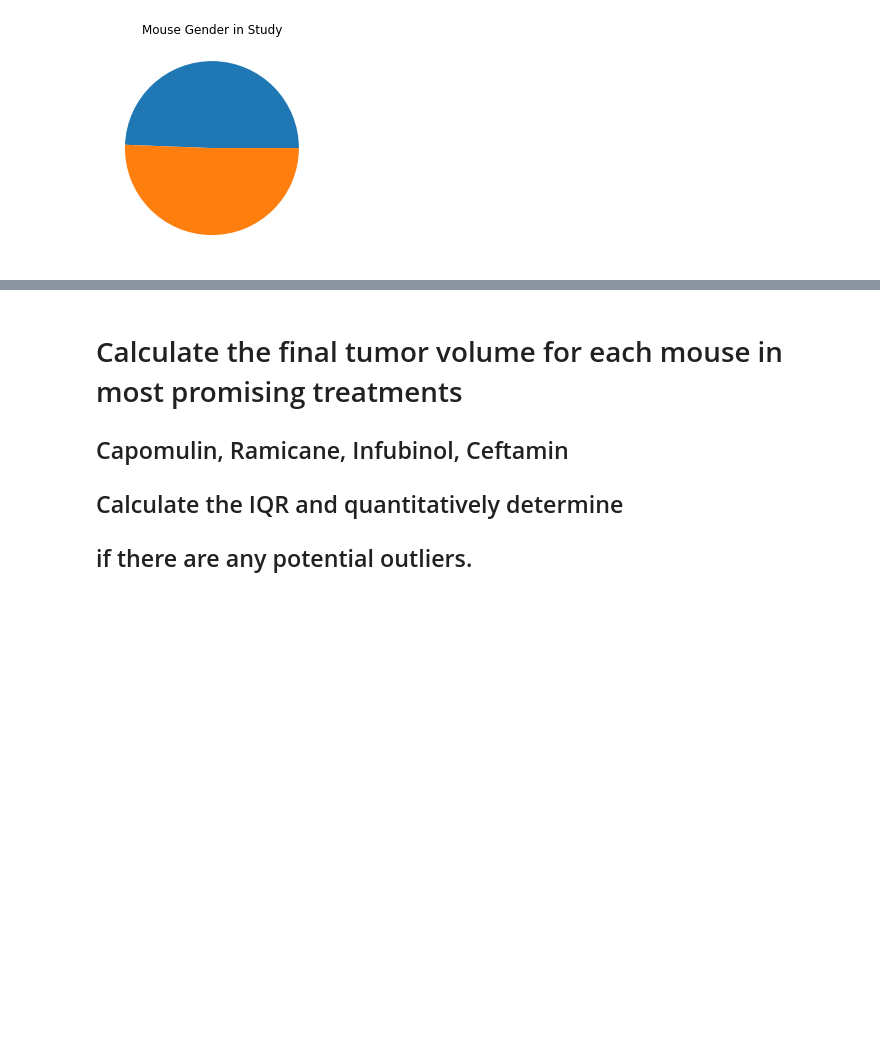
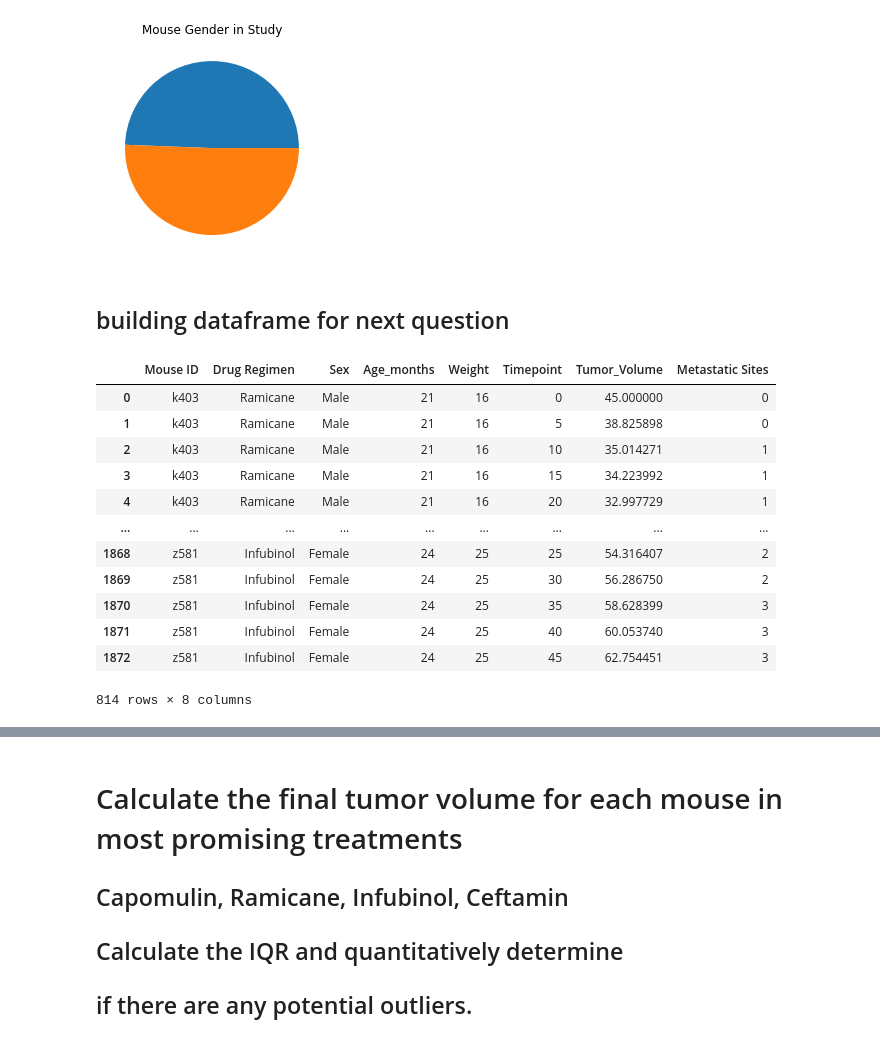
Before and after one commit to JonesInformatics/Matplotlib-Challenge, a Jupyter notebook: main.ipynb, the cells around one changed output, grey strips where cells are left out. Saved outputs shown, nothing was run; the diff lists cells and outputs as text; code cells hidden in the pictures; blank space fills up the shorter version.

```diff
--- a/main.ipynb
+++ b/main.ipynb
@@ -192,3 +280,38 @@ plt.title("Mouse Gender in Study")
 # %% [output]
 Text(0.5, 1.0, 'Mouse Gender in Study')
 [figure]
+# %% [markdown]
+## building dataframe for next question
+# %%
+#Create a df with just the four promising drugs in it
+
+#Create a groupby object on that df for the max timepoint for each drug/mouse, and made that into a new df
+#(groupby_df)
+
+#Then I did an inner merge that brings together the df with the groupby_df, using the drug regimen,
+#mouse id, and timepoint as the columns to match.
+
+#That ended up creating a new dataframe that just had the rows from the max timepoints in it.
+
+#final_four = combo.loc[(combo['Drug Regimen'] == "Capomulin")]
+#final_four
+
+#Create a df with just the four promising drugs in it
+final_four = combo[(combo['Drug Regimen'] == 'Capomulin') | (combo['Drug Regimen'] == 'Ramicane') | \
+                 (combo['Drug Regimen'] == 'Infubinol') | (combo['Drug Regimen'] == 'Ceftamin')]
+
+final_four
+# %% [output]
+|  | Mouse ID | Drug Regimen | Sex | Age_months | Weight | Timepoint | Tumor_Volume | Metastatic Sites |
+| 0 | k403 | Ramicane | Male | 21 | 16 | 0 | 45.000000 | 0 |
+| 1 | k403 | Ramicane | Male | 21 | 16 | 5 | 38.825898 | 0 |
+| 2 | k403 | Ramicane | Male | 21 | 16 | 10 | 35.014271 | 1 |
+| 3 | k403 | Ramicane | Male | 21 | 16 | 15 | 34.223992 | 1 |
+| 4 | k403 | Ramicane | Male | 21 | 16 | 20 | 32.997729 | 1 |
+| ... | ... | ... | ... | ... | ... | ... | ... | ... |
+| 1868 | z581 | Infubinol | Female | 24 | 25 | 25 | 54.316407 | 2 |
+| 1869 | z581 | Infubinol | Female | 24 | 25 | 30 | 56.286750 | 2 |
+| 1870 | z581 | Infubinol | Female | 24 | 25 | 35 | 58.628399 | 3 |
+| 1871 | z581 | Infubinol | Female | 24 | 25 | 40 | 60.053740 | 3 |
+| 1872 | z581 | Infubinol | Female | 24 | 25 | 45 | 62.754451 | 3 |
+814 rows × 8 columns
```
Also changed, not shown: parts of 27 cells of this notebook.
